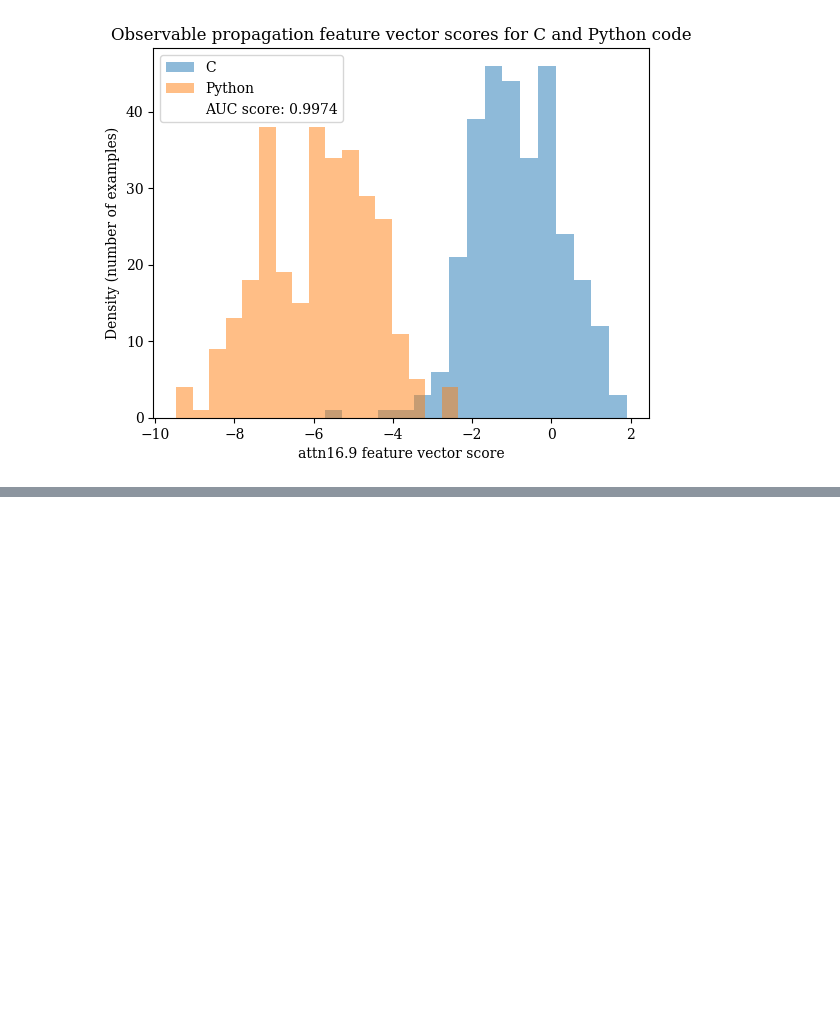
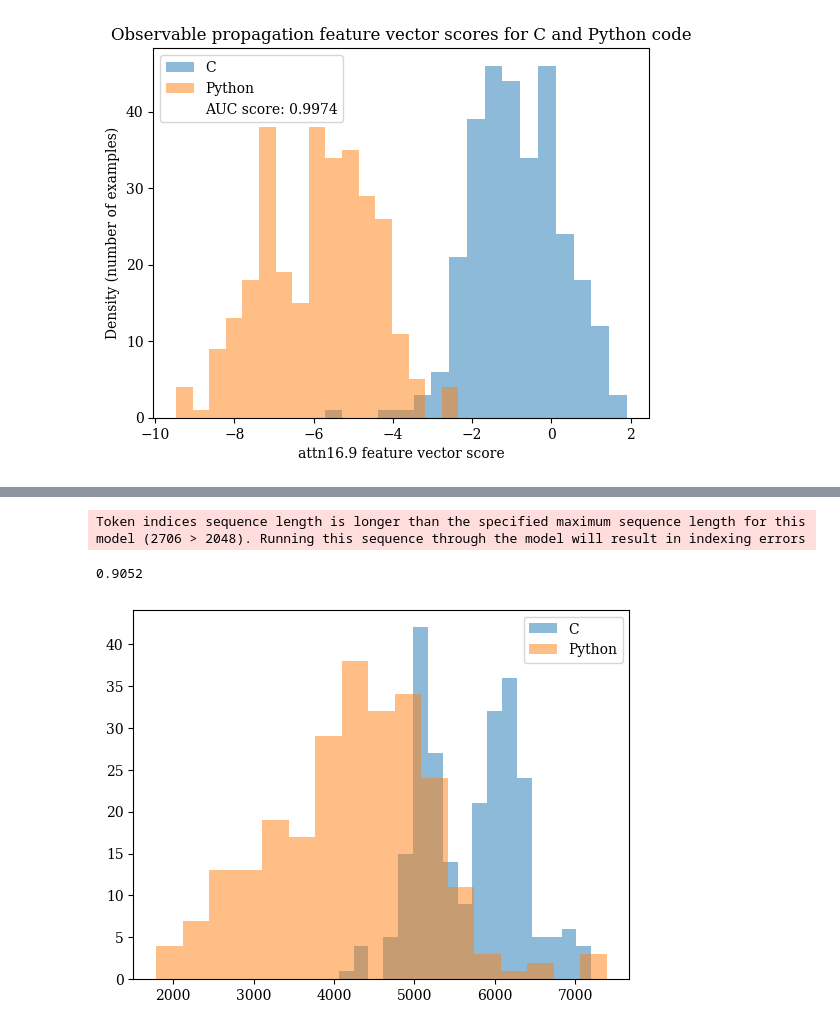
Before and after one commit to jacobdunefsky/ObservablePropagation, a Jupyter notebook: OtherObservables.ipynb, the cells around one changed output, grey strips where cells are left out. Drawn from its saved outputs; the diff is of its cells as text; code cells hidden in the pictures; blank space fills up the shorter version.

Commit message:
Add mean difference vector baseline

```diff
--- a/OtherObservables.ipynb
+++ b/OtherObservables.ipynb
@@ -3480,0 +3503,39 @@ plt.show()
+# %%
+c_tokenized_prompts = []
+for prompt in c_rows:
+    c_tokenized_prompts.append(tokenizer(prompt['text'], return_tensors="pt"))
+c_tokenized_prompts = slice_tokenized_prompts_into_context_windows(c_tokenized_prompts, 128, max_tokens=100000)
+# %% [output]
+Token indices sequence length is longer than the specified maximum sequence length for this model (2706 > 2048). Running this sequence through the model will result in indexing errors
+# %%
+python_tokenized_prompts = []
+for prompt in python_rows:
+    python_tokenized_prompts.append(tokenizer(prompt['text'], return_tensors="pt"))
+python_tokenized_prompts = slice_tokenized_prompts_into_context_windows(python_tokenized_prompts, 128, max_tokens=100000)
+# %%
+c_embeddings = embeddings_from_prompt_list2(model, c_tokenized_prompts[:300], 16, 'ln_1_in', pre_tokenized=True, mean_embedding=True)
+python_embeddings = embeddings_from_prompt_list2(model, python_tokenized_prompts[:300], 16, 'ln_1_in', pre_tokenized=True, mean_embedding=True)
+# %%
+train_len = 50
+mean_c = np.mean(c_embeddings[:train_len], axis=0)
+mean_python = np.mean(python_embeddings[:train_len], axis=0)
+mean_diff = mean_c - mean_python
+
+meanvec_c_scores = c_embeddings[train_len:] @ mean_diff
+meanvec_python_scores = python_embeddings[train_len:] @ mean_diff
+# %%
+import sklearn.metrics
+sklearn.metrics.roc_auc_score(
+    np.concatenate([np.zeros(len(meanvec_c_scores))+1, np.zeros(len(meanvec_python_scores))]),
+    np.concatenate([meanvec_c_scores, meanvec_python_scores])
+)
+# %% [output]
+0.9052
+# %%
+bins=17
+plt.hist(meanvec_c_scores, bins=bins, alpha=0.5, label="C")
+plt.hist(meanvec_python_scores, bins=bins, alpha=0.5, label="Python")
+plt.legend()
+plt.show()
+# %% [output]
+[figure, added]
```
Also changed, not shown: parts of 16 cells of this notebook.
